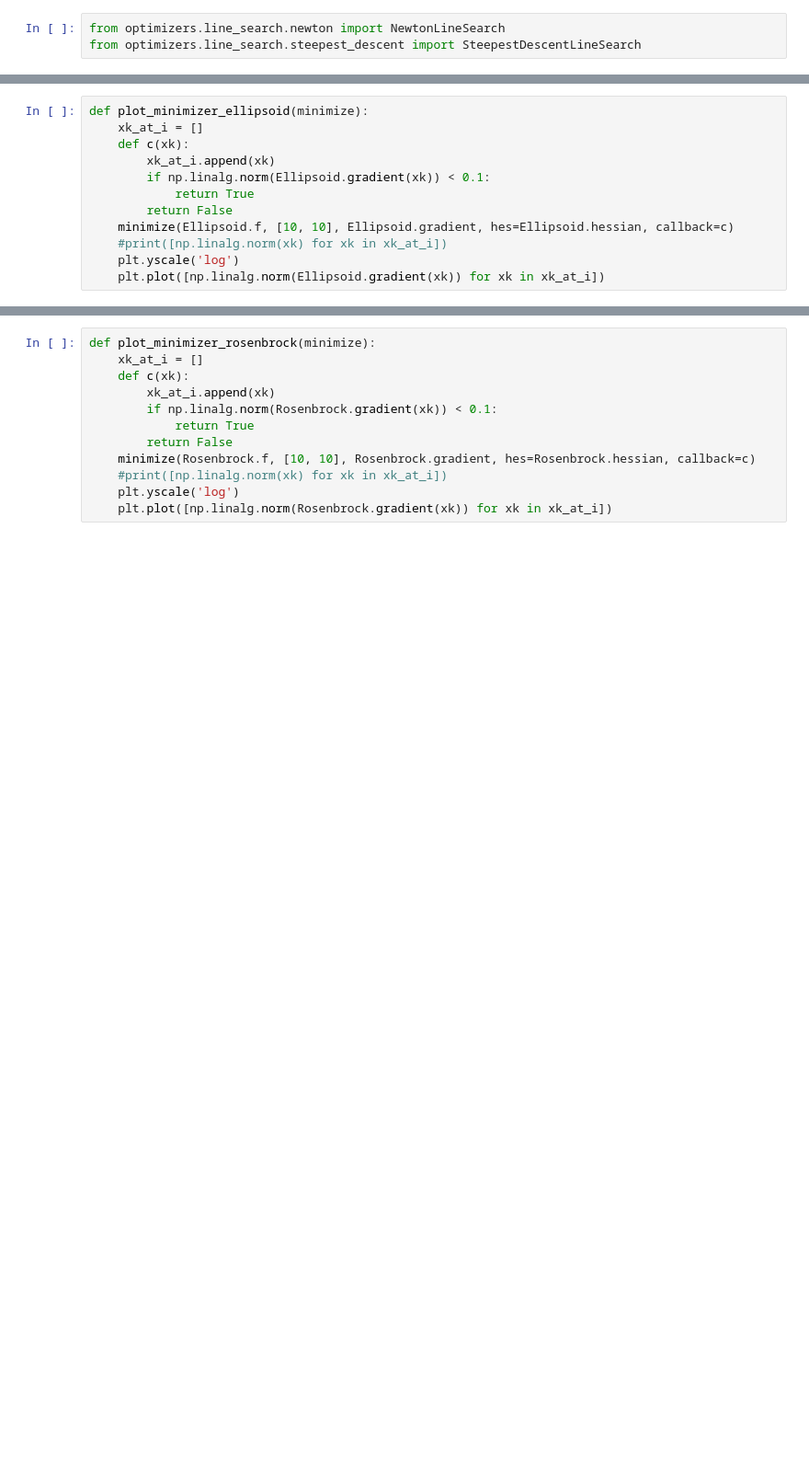
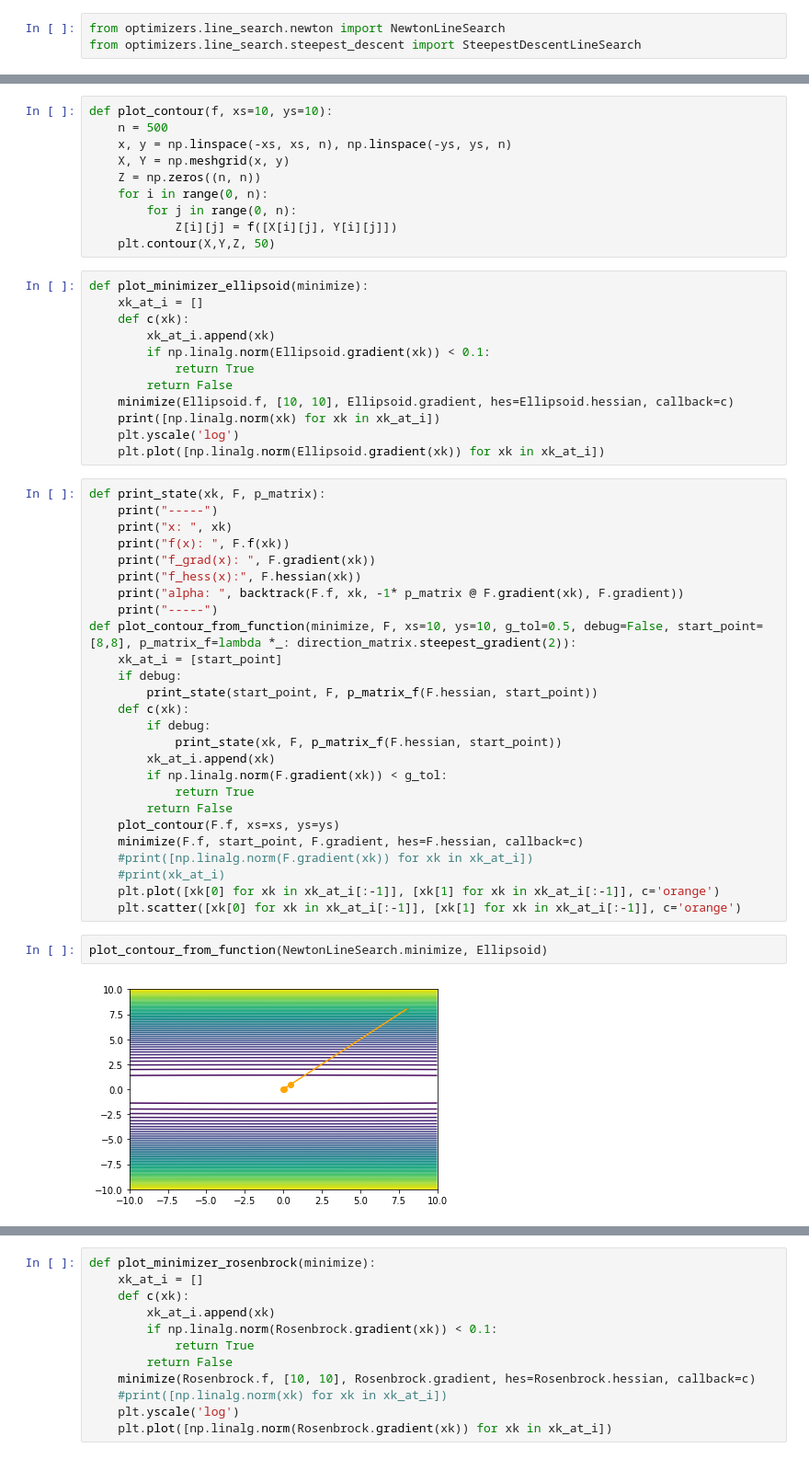
Before and after one commit to Snailed/no-2022-code, a Jupyter notebook: no-assignment-3.ipynb, the cells around one changed output, grey strips where cells are left out. Shown at 92% size. Saved outputs shown, nothing was run; the diff lists cells and outputs as text; blank space fills up the shorter version.

```diff
--- a/no-assignment-3.ipynb
+++ b/no-assignment-3.ipynb
@@ -14,3 +17,13 @@ from optimizers.line_search.steepest_descent import SteepestDescentLineSearch
+# %%
+def plot_contour(f, xs=10, ys=10):
+    n = 500
+    x, y = np.linspace(-xs, xs, n), np.linspace(-ys, ys, n)
+    X, Y = np.meshgrid(x, y)
+    Z = np.zeros((n, n))
+    for i in range(0, n):
+        for j in range(0, n):
+            Z[i][j] = f([X[i][j], Y[i][j]])
+    plt.contour(X,Y,Z, 50)
 # %%
 def plot_minimizer_ellipsoid(minimize):
     xk_at_i = []
@@ -20,6 +33,36 @@ def plot_minimizer_ellipsoid(minimize):
             return True
         return False
     minimize(Ellipsoid.f, [10, 10], Ellipsoid.gradient, hes=Ellipsoid.hessian, callback=c)
-    #print([np.linalg.norm(xk) for xk in xk_at_i])
+    print([np.linalg.norm(xk) for xk in xk_at_i])
     plt.yscale('log')
     plt.plot([np.linalg.norm(Ellipsoid.gradient(xk)) for xk in xk_at_i])
+# %%
+def print_state(xk, F, p_matrix):
+    print("-----")
+    print("x: ", xk)
+    print("f(x): ", F.f(xk))
+    print("f_grad(x): ", F.gradient(xk))
+    print("f_hess(x):", F.hessian(xk))
+    print("alpha: ", backtrack(F.f, xk, -1* p_matrix @ F.gradient(xk), F.gradient))
+    print("-----")
+def plot_contour_from_function(minimize, F, xs=10, ys=10, g_tol=0.5, debug=False, start_point=[8,8], p_matrix_f=lambda *_: direction_matrix.steepest_gradient(2)):
+    xk_at_i = [start_point]
+    if debug:
+        print_state(start_point, F, p_matrix_f(F.hessian, start_point))
+    def c(xk):
+        if debug:
+            print_state(xk, F, p_matrix_f(F.hessian, start_point))
+        xk_at_i.append(xk)
+        if np.linalg.norm(F.gradient(xk)) < g_tol:
+            return True
+        return False
+    plot_contour(F.f, xs=xs, ys=ys)
+    minimize(F.f, start_point, F.gradient, hes=F.hessian, callback=c)
+    #print([np.linalg.norm(F.gradient(xk)) for xk in xk_at_i])
+    #print(xk_at_i)
+    plt.plot([xk[0] for xk in xk_at_i[:-1]], [xk[1] for xk in xk_at_i[:-1]], c='orange')
+    plt.scatter([xk[0] for xk in xk_at_i[:-1]], [xk[1] for xk in xk_at_i[:-1]], c='orange')
+# %%
+plot_contour_from_function(NewtonLineSearch.minimize, Ellipsoid)
+# %% [output]
+[figure, added]
```
Also changed, not shown: parts of 23 cells of this notebook, 6 other files.
